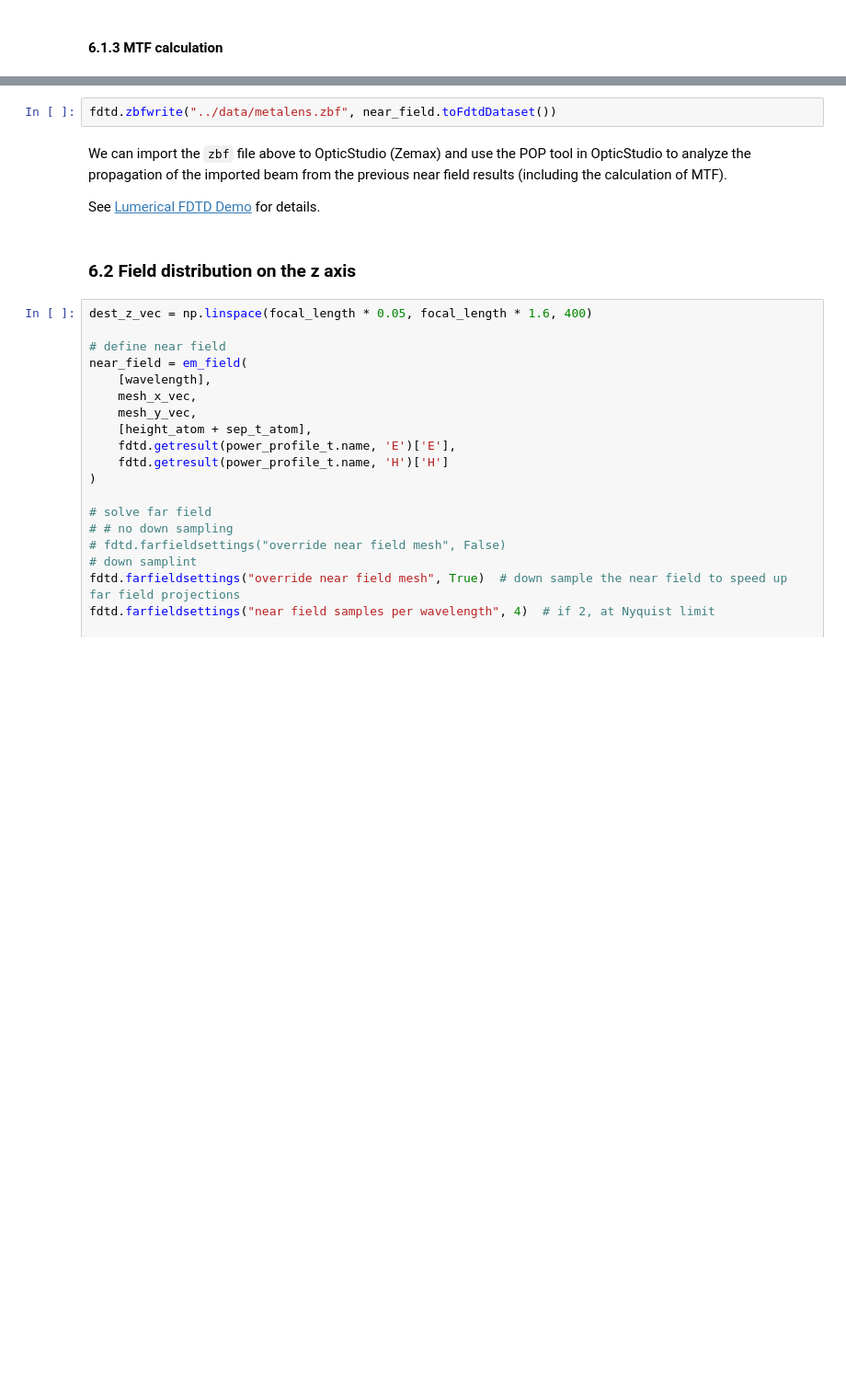
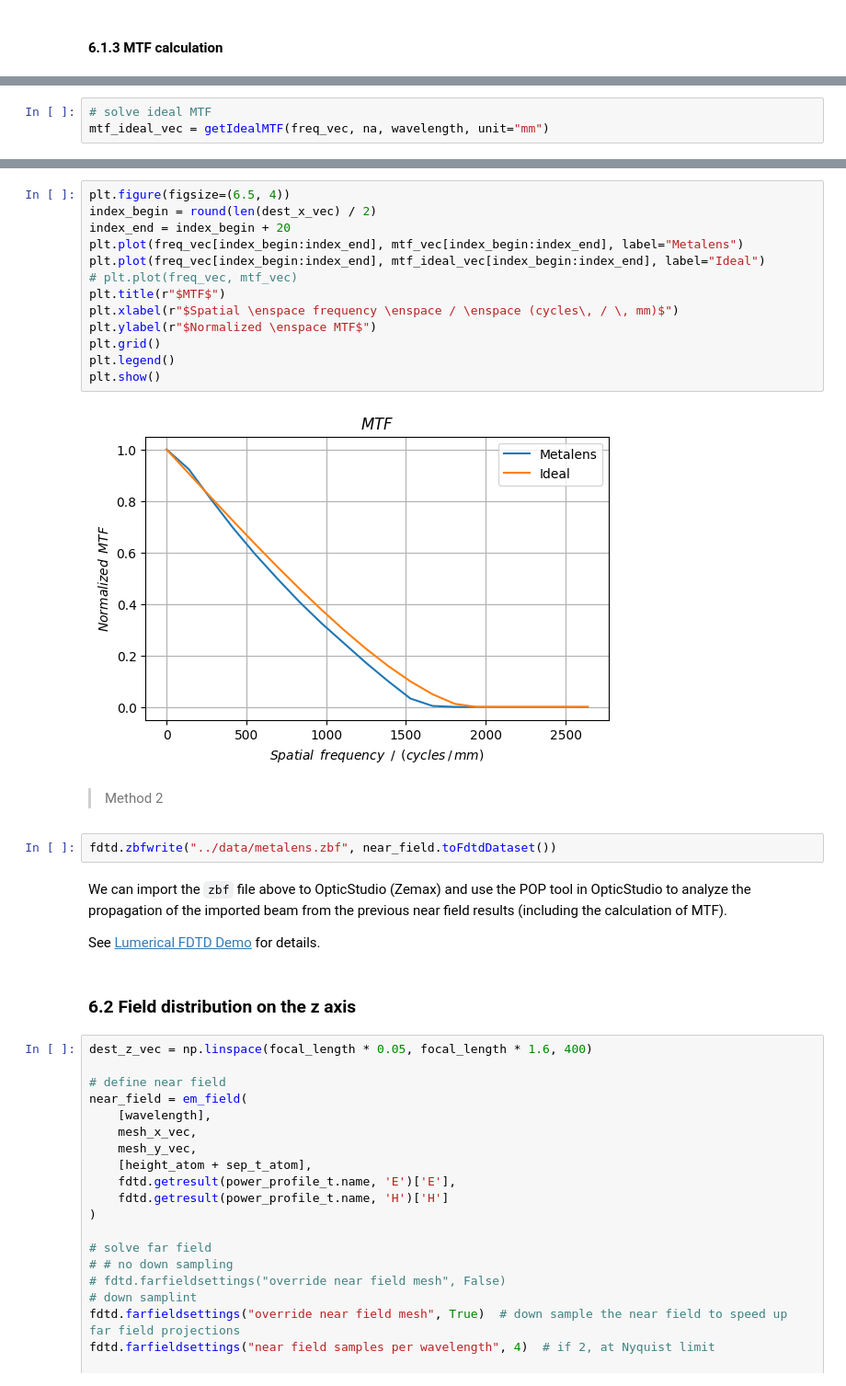
Before and after one commit to hzzg0727/Metasurface-Design, a Jupyter notebook: notebook/MetalensDesign.ipynb, the cells around one changed output, grey strips where cells are left out. Shown at 92% size. Cells and saved outputs as stored; diff of their text form; blank space fills up the shorter version.

```diff
--- a/notebook/MetalensDesign.ipynb
+++ b/notebook/MetalensDesign.ipynb
@@ -478,0 +545,3 @@ Relative diffraction efficiency = 87.41%, absolute diffraction efficiency = 71.8
+# %%
+# solve ideal MTF
+mtf_ideal_vec = getIdealMTF(freq_vec, na, wavelength, unit="mm")
@@ -479,3 +559,20 @@ Relative diffraction efficiency = 87.41%, absolute diffraction efficiency = 71.8
+# %%
+plt.figure(figsize=(6.5, 4))
+index_begin = round(len(dest_x_vec) / 2)
+index_end = index_begin + 20
+plt.plot(freq_vec[index_begin:index_end], mtf_vec[index_begin:index_end], label="Metalens")
+plt.plot(freq_vec[index_begin:index_end], mtf_ideal_vec[index_begin:index_end], label="Ideal")
+# plt.plot(freq_vec, mtf_vec)
+plt.title(r"$MTF$")
+plt.xlabel(r"$Spatial \enspace frequency \enspace / \enspace (cycles\, / \, mm)$")
+plt.ylabel(r"$Normalized \enspace MTF$")
+plt.grid()
+plt.legend()
+plt.show()
+# %% [output]
+[figure, added]
+# %% [markdown]
+> Method 2
 # %%
 fdtd.zbfwrite("../data/metalens.zbf", near_field.toFdtdDataset())
 # %% [markdown]
```
Also changed, not shown: parts of 9 cells of this notebook.
